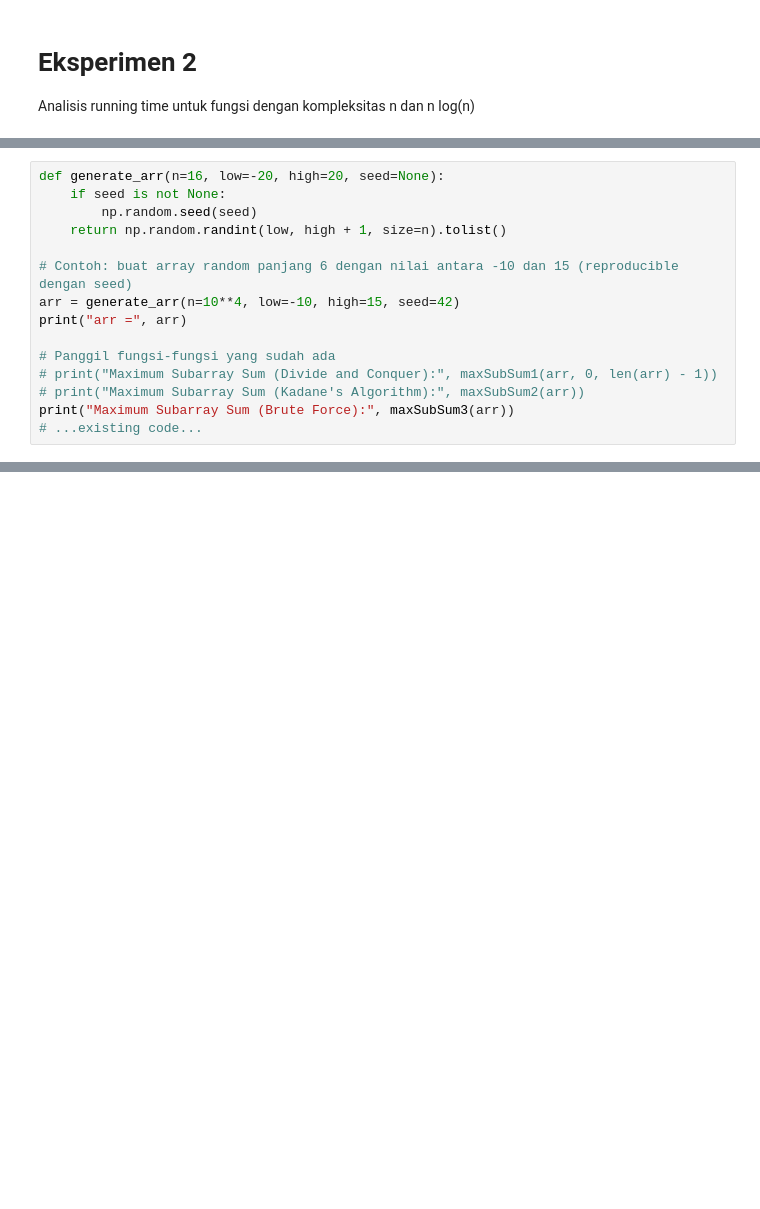
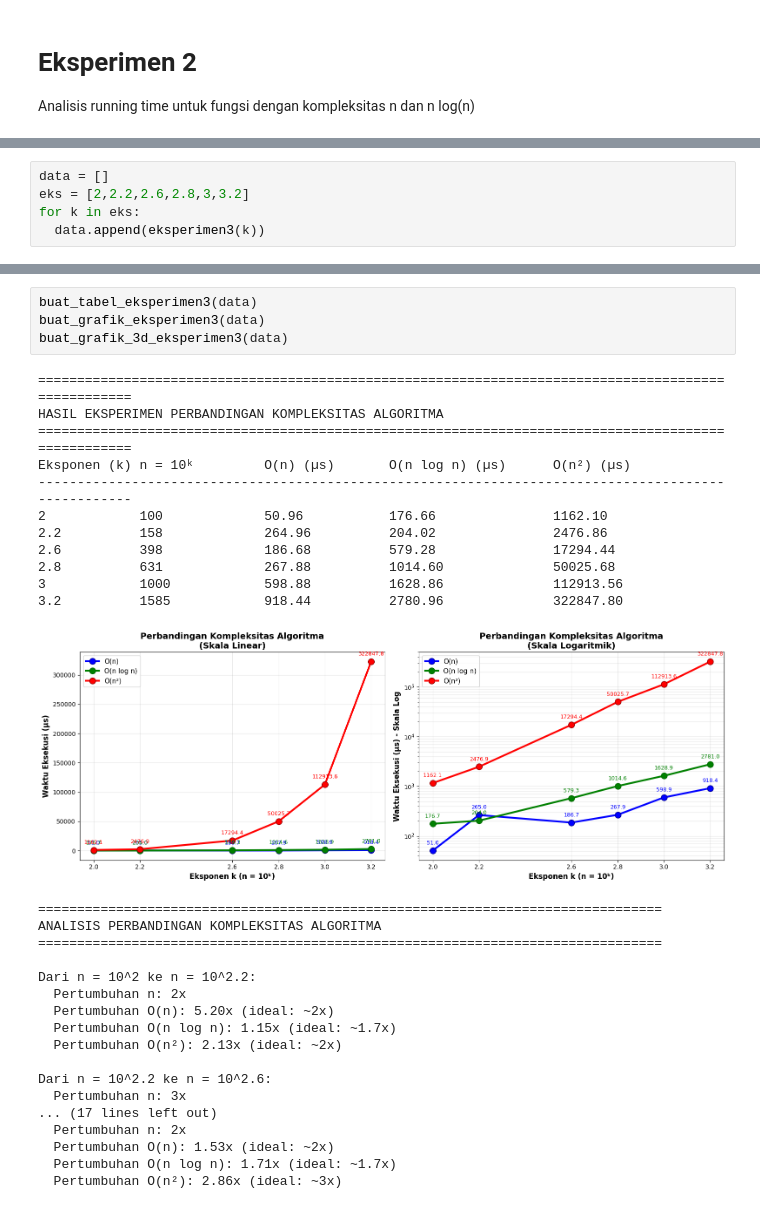
Before and after one commit to masrajha/knk, a Jupyter notebook: eksperimen.ipynb, the cells around one changed output, grey strips where cells are left out. Cells and saved outputs as stored; diff of their text form; blank space fills up the shorter version.

Commit message:
Update Analisis Eksperimen 3

```diff
--- a/eksperimen.ipynb
+++ b/eksperimen.ipynb
@@ -371,16 +695,6 @@ Membandingkan algoritma untuk mencari maximum subsequence (MaxSubSUm)
 # %%
-def generate_arr(n=16, low=-20, high=20, seed=None):
-    if seed is not None:
-        np.random.seed(seed)
-    return np.random.randint(low, high + 1, size=n).tolist()
-
-# Contoh: buat array random panjang 6 dengan nilai antara -10 dan 15 (reproducible dengan seed)
-arr = generate_arr(n=10**4, low=-10, high=15, seed=42)
-print("arr =", arr)
-
-# Panggil fungsi-fungsi yang sudah ada
-# print("Maximum Subarray Sum (Divide and Conquer):", maxSubSum1(arr, 0, len(arr) - 1))
-# print("Maximum Subarray Sum (Kadane's Algorithm):", maxSubSum2(arr))
-print("Maximum Subarray Sum (Brute Force):", maxSubSum3(arr))
-# ...existing code...
+data = []
+eks = [2,2.2,2.6,2.8,3,3.2]
+for k in eks:
+  data.append(eksperimen3(k))
 # %% [output]
@@ -388,0 +718,34 @@ RecursionError: maximum recursion depth exceeded
+# %%
+buat_tabel_eksperimen3(data)
+buat_grafik_eksperimen3(data)
+buat_grafik_3d_eksperimen3(data)
+# %% [output]
+====================================================================================================
+HASIL EKSPERIMEN PERBANDINGAN KOMPLEKSITAS ALGORITMA
+====================================================================================================
+Eksponen (k) n = 10ᵏ         O(n) (µs)       O(n log n) (µs)      O(n²) (µs)
+----------------------------------------------------------------------------------------------------
+2            100             50.96           176.66               1162.10
+2.2          158             264.96          204.02               2476.86
+2.6          398             186.68          579.28               17294.44
+2.8          631             267.88          1014.60              50025.68
+3            1000            598.88          1628.86              112913.56
+3.2          1585            918.44          2780.96              322847.80
+[figure, added]
+================================================================================
+ANALISIS PERBANDINGAN KOMPLEKSITAS ALGORITMA
+================================================================================
+
+Dari n = 10^2 ke n = 10^2.2:
+  Pertumbuhan n: 2x
+  Pertumbuhan O(n): 5.20x (ideal: ~2x)
+  Pertumbuhan O(n log n): 1.15x (ideal: ~1.7x)
+  Pertumbuhan O(n²): 2.13x (ideal: ~2x)
+
+Dari n = 10^2.2 ke n = 10^2.6:
+  Pertumbuhan n: 3x
+... (17 lines left out)
+  Pertumbuhan n: 2x
+  Pertumbuhan O(n): 1.53x (ideal: ~2x)
+  Pertumbuhan O(n log n): 1.71x (ideal: ~1.7x)
+  Pertumbuhan O(n²): 2.86x (ideal: ~3x)
```
Also changed, not shown: parts of 8 cells of this notebook.
